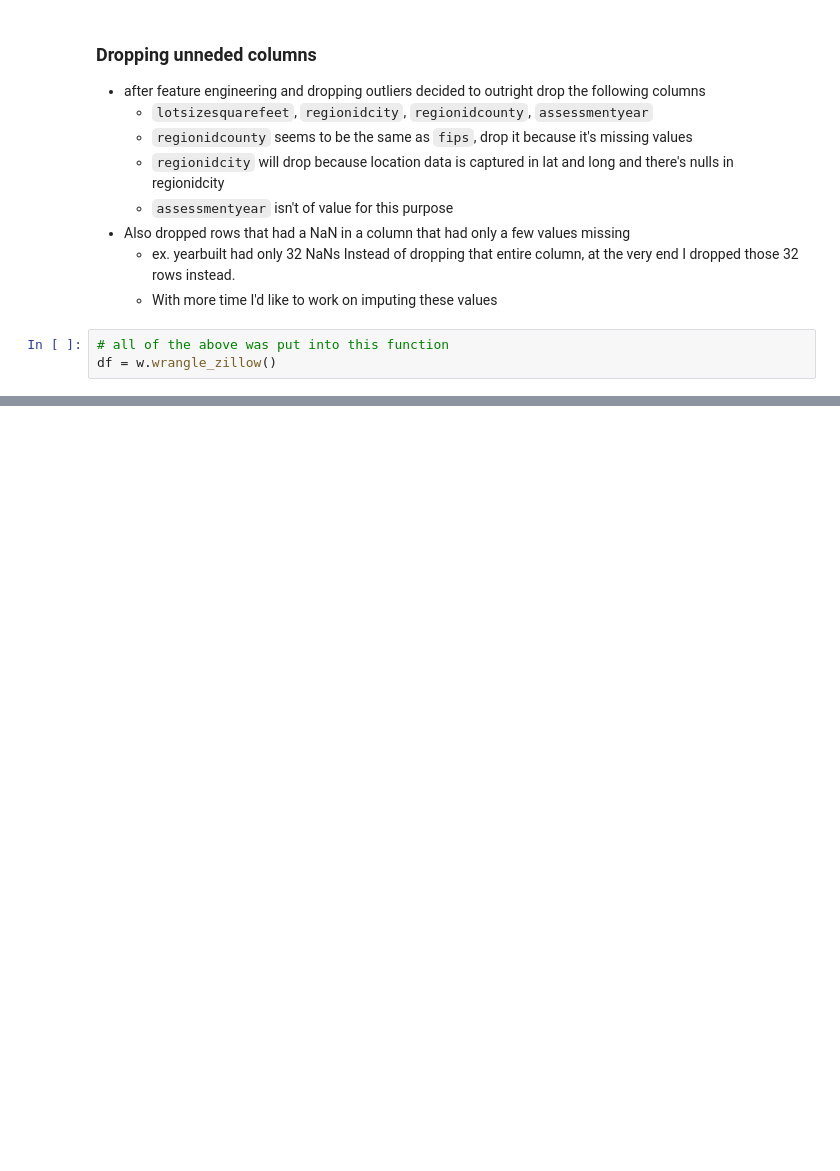
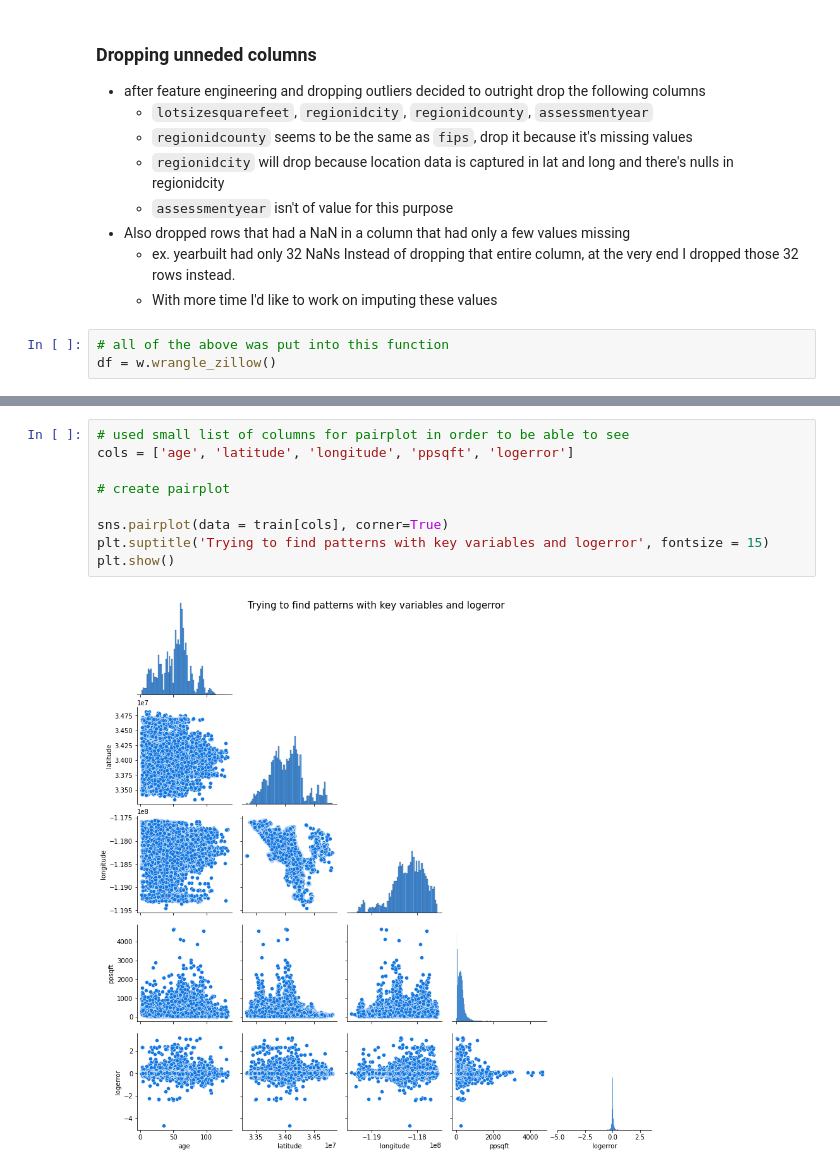
Before and after one commit to HeatherOrtegaMcMillan/Zillow_clustering_project, a Jupyter notebook: final_notebook.ipynb, the cells around one changed output, grey strips where cells are left out. Drawn from its saved outputs; the diff is of its cells as text; blank space fills up the shorter version.

```diff
--- a/final_notebook.ipynb
+++ b/final_notebook.ipynb
@@ -290,0 +400,11 @@ df = w.wrangle_zillow()
+# %%
+# used small list of columns for pairplot in order to be able to see
+cols = ['age', 'latitude', 'longitude', 'ppsqft', 'logerror']
+
+# create pairplot
+
+sns.pairplot(data = train[cols], corner=True)
+plt.suptitle('Trying to find patterns with key variables and logerror', fontsize = 15)
+plt.show()
+# %% [output]
+[figure, added]
```
Also changed, not shown: parts of 92 cells of this notebook, 4 other files.
